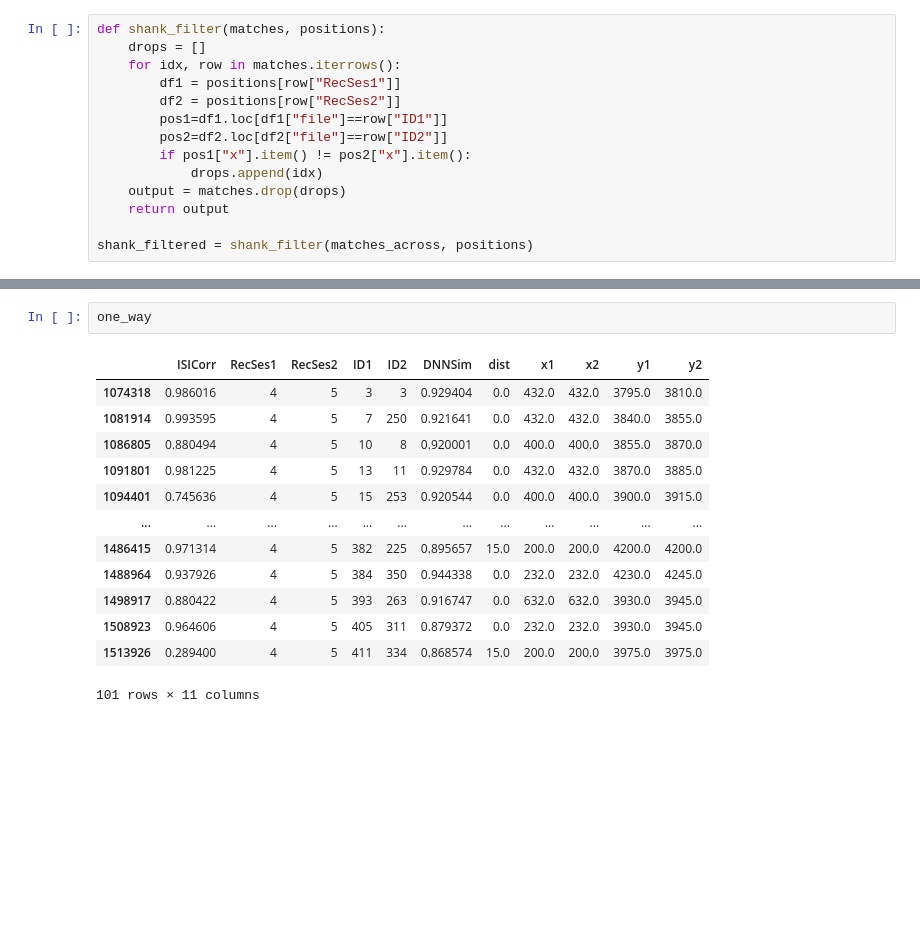
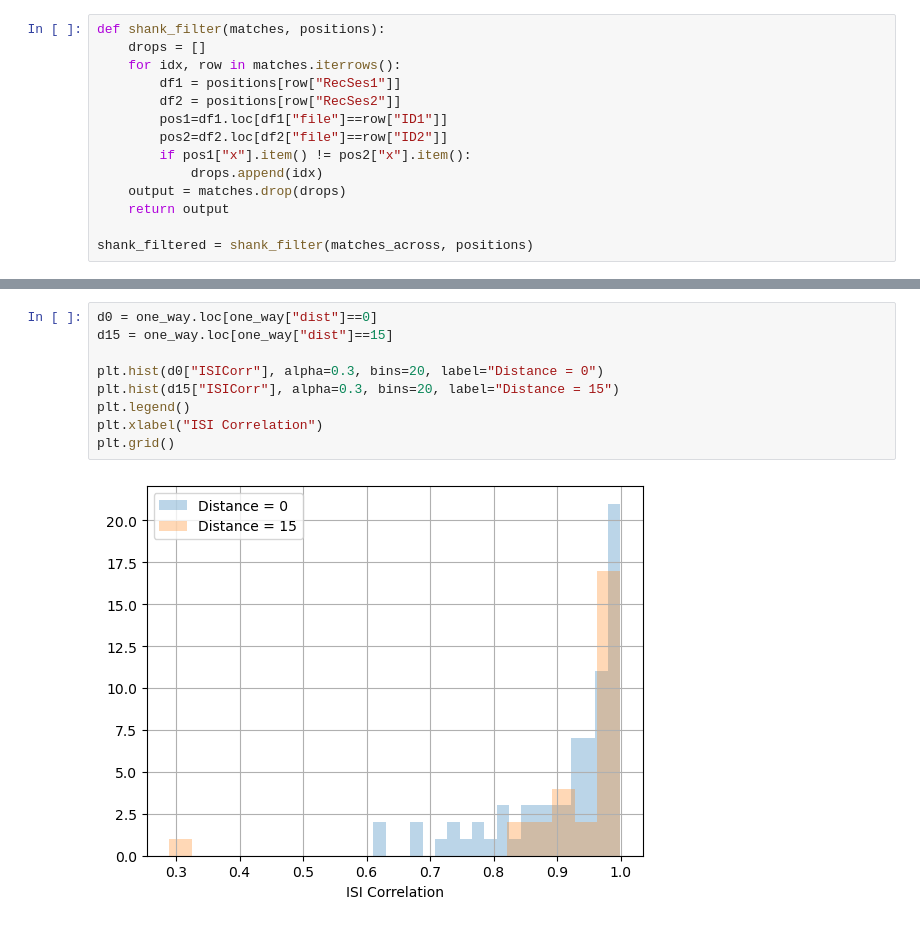
Before and after one commit to suyash144/DeepMatch, a Jupyter notebook: plotting/neuron_pos.ipynb, the cells around one changed output, grey strips where cells are left out. Drawn from its saved outputs; the diff is of its cells as text; blank space fills up the shorter version.

```diff
--- a/plotting/neuron_pos.ipynb
+++ b/plotting/neuron_pos.ipynb
@@ -183,16 +185,11 @@ plt.show()
-# %%
-one_way
-# %% [output]
-|  | ISICorr | RecSes1 | RecSes2 | ID1 | ID2 | DNNSim | dist | x1 | x2 | y1 | y2 |
-| 1074318 | 0.986016 | 4 | 5 | 3 | 3 | 0.929404 | 0.0 | 432.0 | 432.0 | 3795.0 | 3810.0 |
-| 1081914 | 0.993595 | 4 | 5 | 7 | 250 | 0.921641 | 0.0 | 432.0 | 432.0 | 3840.0 | 3855.0 |
-| 1086805 | 0.880494 | 4 | 5 | 10 | 8 | 0.920001 | 0.0 | 400.0 | 400.0 | 3855.0 | 3870.0 |
-| 1091801 | 0.981225 | 4 | 5 | 13 | 11 | 0.929784 | 0.0 | 432.0 | 432.0 | 3870.0 | 3885.0 |
-| 1094401 | 0.745636 | 4 | 5 | 15 | 253 | 0.920544 | 0.0 | 400.0 | 400.0 | 3900.0 | 3915.0 |
-| ... | ... | ... | ... | ... | ... | ... | ... | ... | ... | ... | ... |
-| 1486415 | 0.971314 | 4 | 5 | 382 | 225 | 0.895657 | 15.0 | 200.0 | 200.0 | 4200.0 | 4200.0 |
-| 1488964 | 0.937926 | 4 | 5 | 384 | 350 | 0.944338 | 0.0 | 232.0 | 232.0 | 4230.0 | 4245.0 |
-| 1498917 | 0.880422 | 4 | 5 | 393 | 263 | 0.916747 | 0.0 | 632.0 | 632.0 | 3930.0 | 3945.0 |
-| 1508923 | 0.964606 | 4 | 5 | 405 | 311 | 0.879372 | 0.0 | 232.0 | 232.0 | 3930.0 | 3945.0 |
-| 1513926 | 0.289400 | 4 | 5 | 411 | 334 | 0.868574 | 15.0 | 200.0 | 200.0 | 3975.0 | 3975.0 |
-101 rows × 11 columns
+# %%
+d0 = one_way.loc[one_way["dist"]==0]
+d15 = one_way.loc[one_way["dist"]==15]
+
+plt.hist(d0["ISICorr"], alpha=0.3, bins=20, label="Distance = 0")
+plt.hist(d15["ISICorr"], alpha=0.3, bins=20, label="Distance = 15")
+plt.legend()
+plt.xlabel("ISI Correlation")
+plt.grid()
+# %% [output]
+[figure, added]
```
Also changed, not shown: parts of 3 cells of this notebook.
